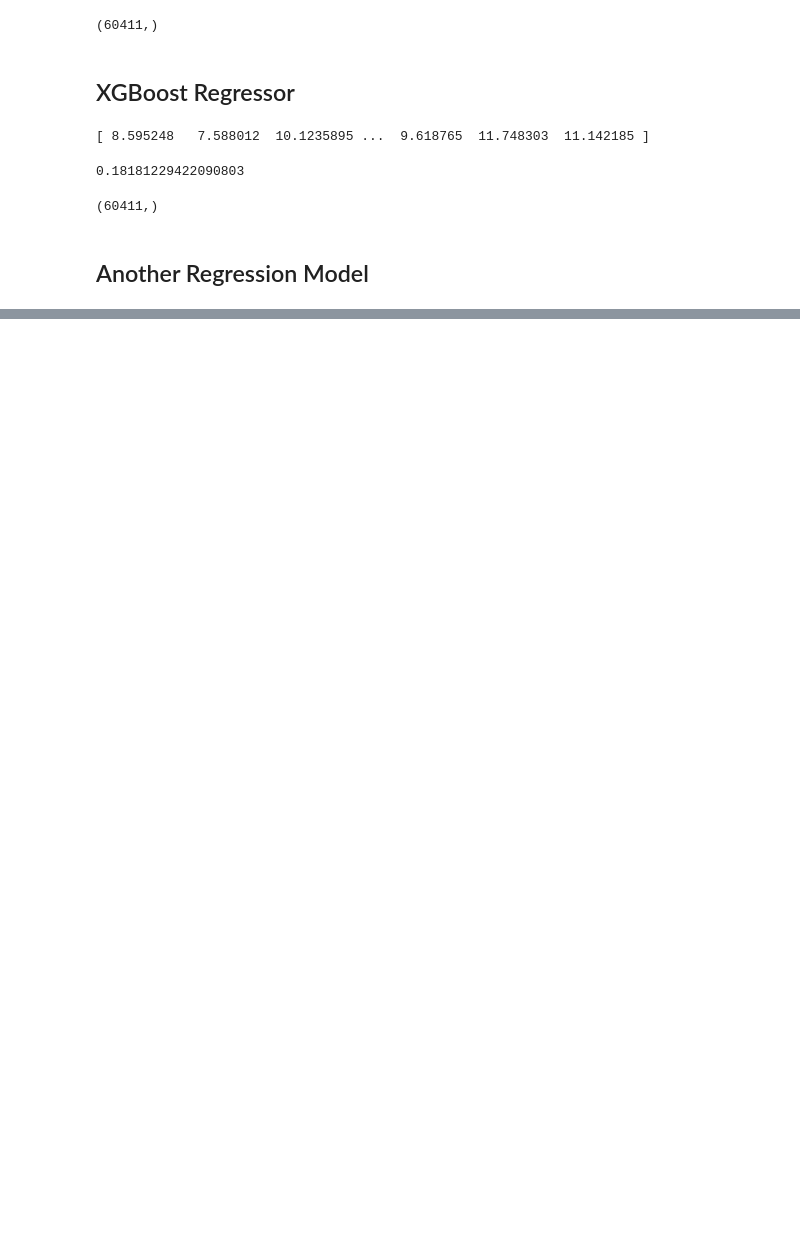
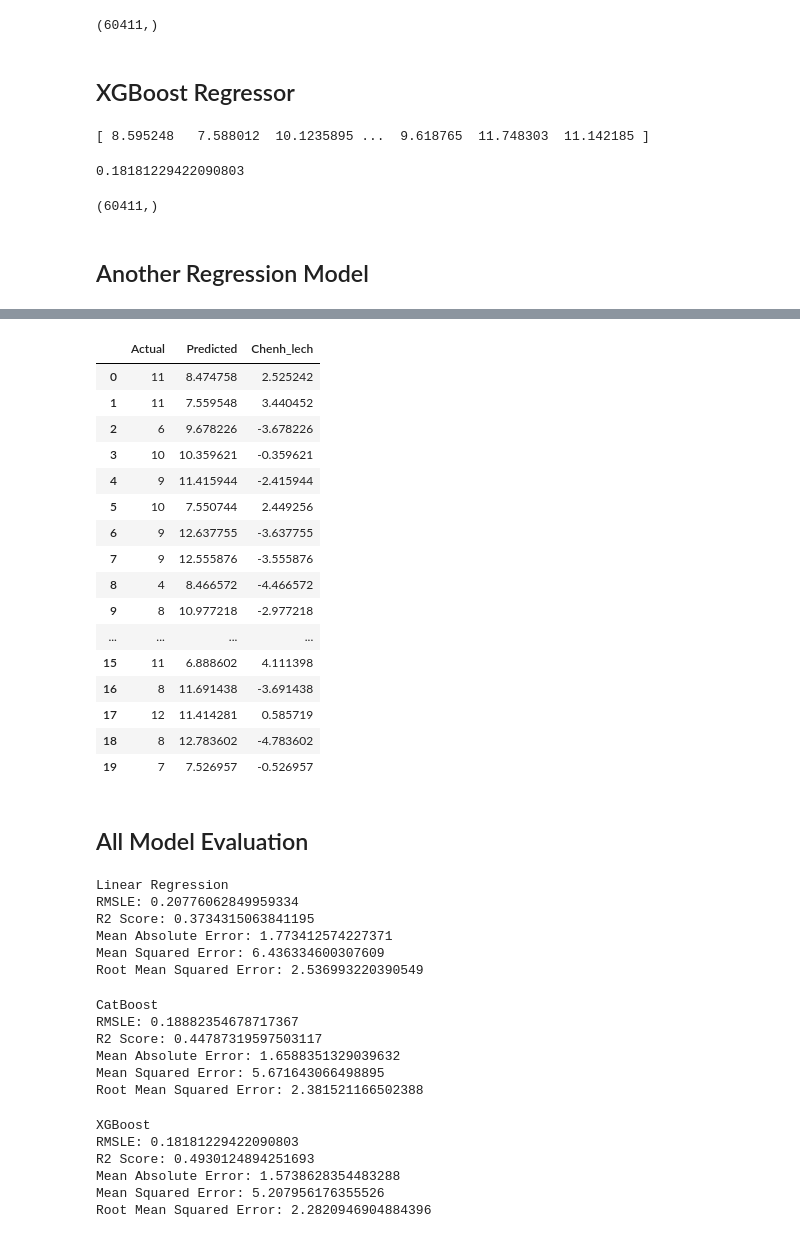
Before and after one commit to huyhoang20451/Regression_from_scratch_project, a Jupyter notebook: train_model_with_pca.ipynb, the cells around one changed output, grey strips where cells are left out. Saved outputs shown, nothing was run; the diff lists cells and outputs as text; code cells hidden in the pictures; blank space fills up the shorter version.

Commit message:
Cập nhật code - Thêm evaluation

```diff
--- a/train_model_with_pca.ipynb
+++ b/train_model_with_pca.ipynb
@@ -596,3 +611,27 @@ print(rmsle)
+# %%
+actual_values = df_train['Rings'].values[:len(y_pred_rf)]
+predicted_values = y_pred_rf
+df_rf = pd.DataFrame({'Actual': actual_values, 'Predicted': predicted_values})
+df_rf['Chenh_lech'] = df_rf['Actual'] - df_rf['Predicted']
+df_rf.head(20)
+# %% [output]
+|  | Actual | Predicted | Chenh_lech |
+| 0 | 11 | 8.474758 | 2.525242 |
+| 1 | 11 | 7.559548 | 3.440452 |
+| 2 | 6 | 9.678226 | -3.678226 |
+| 3 | 10 | 10.359621 | -0.359621 |
+| 4 | 9 | 11.415944 | -2.415944 |
+| 5 | 10 | 7.550744 | 2.449256 |
+| 6 | 9 | 12.637755 | -3.637755 |
+| 7 | 9 | 12.555876 | -3.555876 |
+| 8 | 4 | 8.466572 | -4.466572 |
+| 9 | 8 | 10.977218 | -2.977218 |
+| ... | ... | ... | ... |
+| 15 | 11 | 6.888602 | 4.111398 |
+| 16 | 8 | 11.691438 | -3.691438 |
+| 17 | 12 | 11.414281 | 0.585719 |
+| 18 | 8 | 12.783602 | -4.783602 |
+| 19 | 7 | 7.526957 | -0.526957 |
 # %%
 #build the class XgBoost Regressor
 class DecisionTree:
@@ -670,3 +709,54 @@ class XGBoostRegressor:
         for tree in self.estimators:
             y_pred += self.learning_rate * tree.predict(X)
         return y_pred
+# %% [markdown]
+## All Model Evaluation
+# %%
+#All model evaluation
+#Linear Regression
+print('Linear Regression')
+print('RMSLE:', root_mean_squared_log_error(y_test, y_pred))
+print('R2 Score:', sklearn.metrics.r2_score(y_test, y_pred))
+print('Mean Absolute Error:', sklearn.metrics.mean_absolute_error(y_test, y_pred))
+print('Mean Squared Error:', sklearn.metrics.mean_squared_error(y_test, y_pred))
+print('Root Mean Squared Error:', np.sqrt(sklearn.metrics.mean_squared_error(y_test, y_pred)))
+print()
+# %% [output]
+Linear Regression
+RMSLE: 0.20776062849959334
+R2 Score: 0.3734315063841195
+Mean Absolute Error: 1.773412574227371
+Mean Squared Error: 6.436334600307609
+Root Mean Squared Error: 2.536993220390549
+# %%
+#CatBoost
+print('CatBoost')
+print('RMSLE:', root_mean_squared_log_error(y_test, y_pred_cb))
+print('R2 Score:', sklearn.metrics.r2_score(y_test, y_pred_cb))
+print('Mean Absolute Error:', sklearn.metrics.mean_absolute_error(y_test, y_pred_cb))
+print('Mean Squared Error:', sklearn.metrics.mean_squared_error(y_test, y_pred_cb))
+print('Root Mean Squared Error:', np.sqrt(sklearn.metrics.mean_squared_error(y_test, y_pred_cb)))
+print()
+# %% [output]
+CatBoost
+RMSLE: 0.18882354678717367
+R2 Score: 0.44787319597503117
+Mean Absolute Error: 1.6588351329039632
+Mean Squared Error: 5.671643066498895
+Root Mean Squared Error: 2.381521166502388
+# %%
+#XGBoost
+print('XGBoost')
+print('RMSLE:', root_mean_squared_log_error(y_test, y_pred_xgb))
+print('R2 Score:', sklearn.metrics.r2_score(y_test, y_pred_xgb))
+print('Mean Absolute Error:', sklearn.metrics.mean_absolute_error(y_test, y_pred_xgb))
+print('Mean Squared Error:', sklearn.metrics.mean_squared_error(y_test, y_pred_xgb))
+print('Root Mean Squared Error:', np.sqrt(sklearn.metrics.mean_squared_error(y_test, y_pred_xgb)))
+print()
+# %% [output]
+XGBoost
+RMSLE: 0.18181229422090803
+R2 Score: 0.4930124894251693
+Mean Absolute Error: 1.5738628354483288
+Mean Squared Error: 5.207956176355526
+Root Mean Squared Error: 2.2820946904884396
```
Also changed, not shown: parts of 5 cells of this notebook.
